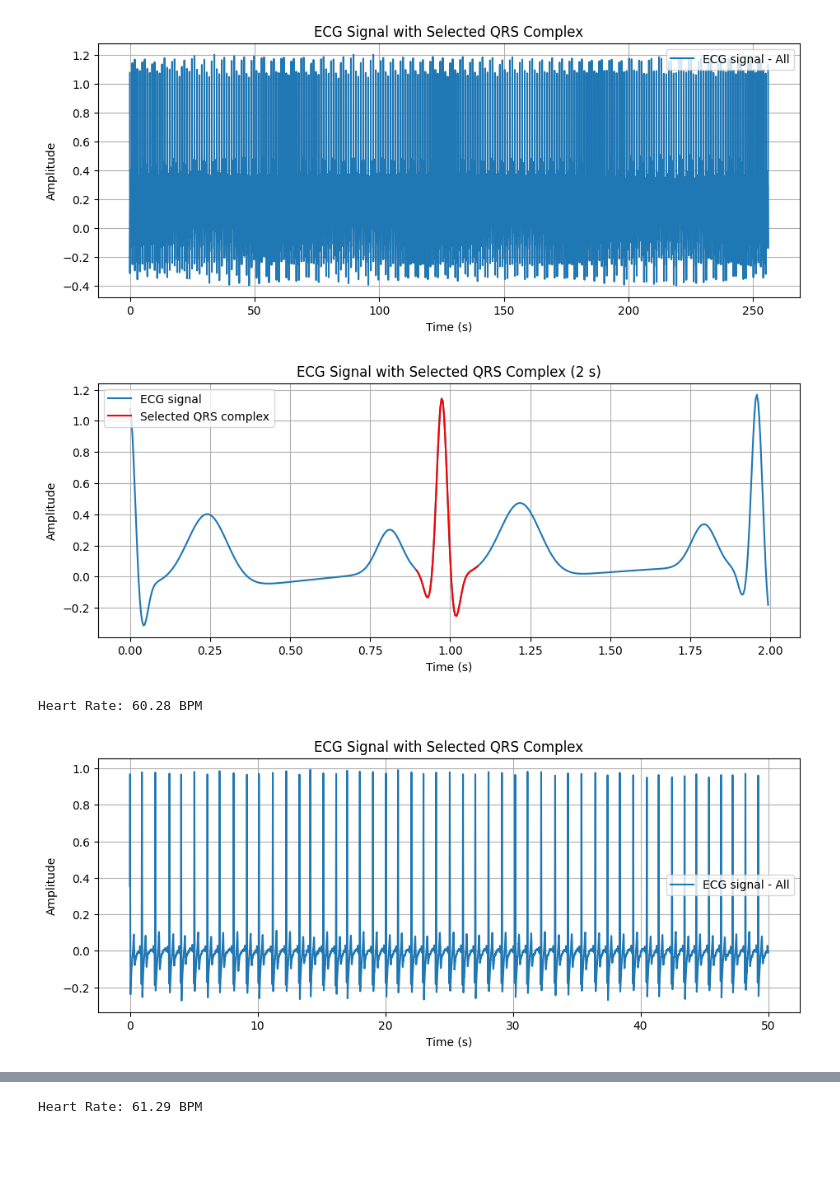
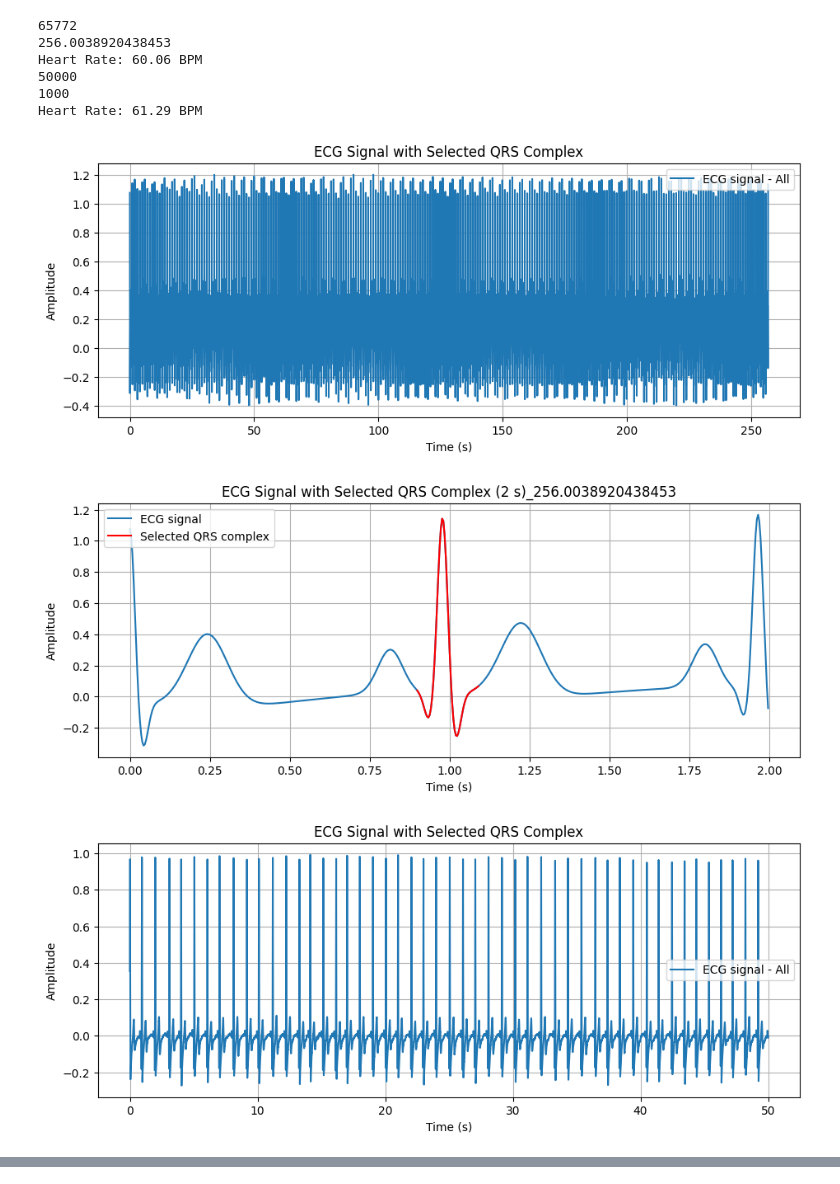
Before and after one commit to rustamPy/notes, a Jupyter notebook: ECG signals - solution.ipynb, the cells around one changed output, grey strips where cells are left out. Cells and saved outputs as stored; diff of their text form; code cells hidden in the pictures; blank space fills up the shorter version.

```diff
--- a/ECG signals - solution.ipynb
+++ b/ECG signals - solution.ipynb
@@ -10,11 +10,12 @@ class Solution:
 
     def __init__(self, ecg_array: np.array, location: Path, custom_frequency=None):
         self.ecg_values = ecg_array[:, 1]
-        self.fs = ecg_array[-1][0] if custom_frequency is None else custom_frequency
+
+        self.fs = len(self.ecg_values) / ecg_array[-1][0] if custom_frequency is None else custom_frequency
         self.location = location
 
     # task 1 - detect QRS Complexes
-    def build_graph_all_time(self, to_image=False):
+    def build_graph_all_time(self, custom_name: str, to_image=False):
         """
 
         """
@@ -27,11 +28,10 @@ class Solution:
         plt.title('ECG Signal with Selected QRS Complex')
         plt.legend()
         plt.grid(True)
-        plt.savefig(self.location / 'graph_all.png') if to_image else plt.show()
+        plt.savefig(self.location / f'graph_all_{custom_name}.png') if to_image else plt.show()
 
     # task 1 - detect QRS Complexes
-    def build_graph_in_specific_time_range(self, plot_duration: int, q_location: int, s_location: int,
-                                           to_image=False) -> Any:
+    def build_graph_in_specific_time_range(self, plot_duration: int, q_location: int, s_location: int, custom_name: str, to_image=False) -> Any:
         """
         Building a plot with time (x) and amplitude (y) in the specific time range.
         Explanations are commented.
@@ -40,6 +40,7 @@ class Solution:
         :param q_location: the index of Q wave in np.array()
         :param s_location: the index of S wave in np.array()
         """
+
         # Calculate the number of sample by multiplying seconds by frequency
         num_samples = int(plot_duration * self.fs)
 
@@ -71,10 +72,10 @@ class Solution:
 
         plt.xlabel('Time (s)')
         plt.ylabel('Amplitude')
-        plt.title(f'ECG Signal with Selected QRS Complex ({plot_duration} s)')
+        plt.title(f'ECG Signal with Selected QRS Complex ({plot_duration} s)_{self.fs}')
         plt.legend()
         plt.grid(True)
-        plt.savefig(self.location / f'graph_specific_time_{plot_duration}_s.png') if to_image else plt.show()
+        plt.savefig(self.location / f'graph_specific_time_{plot_duration}_s_{custom_name}.png') if to_image else plt.show()
 
     @staticmethod
     def detect_qrs_complex_using_pan_tompkins(ecg: np.array, fs_val: int) -> np.array:
@@ -93,37 +94,42 @@ class Solution:
 
         """
         # Finds the QRS peaks (literally R peaks detection)
         qrs_peaks = self.detect_qrs_complex_using_pan_tompkins(self.ecg_values, self.fs)
 
         # Calculate RR Intervals - distance between two adjacent peaks (np.diff) and divide by frequency
         rr_intervals = np.diff(qrs_peaks) / self.fs
         # Find the average of RR intervals (np.mean)
         average_rr_interval = np.mean(rr_intervals)
         # Divide by 60 (per minute convention)
         hr = 60 / average_rr_interval
 
         # Print Heart rate with 2 place decimal value in BPM
         print("Heart Rate: {:.2f} BPM".format(hr))
         return hr
 
 
 if __name__ == '__main__':
     location = Path(r'C:\Users\kerim\Desktop\DSP\ecg_data')
 
     raw_file_1 = np.loadtxt('https://raw.githubusercontent.com/rustamPy/notes/main/person_1.dat')
     raw_file_2 = np.loadtxt('https://raw.githubusercontent.com/rustamPy/notes/main/person_2.dat')
 
     person_1 = Solution(raw_file_1, location)
-    person_1 .build_graph_all_time()
-    person_1 .build_graph_in_specific_time_range(2, 230, 280)
+    person_1 .build_graph_all_time('person_1', True)
+    person_1 .build_graph_in_specific_time_range(2, 230, 280,'person_1', True)
     person_1 .calculate_heart_rate()
 
     person_2 = Solution(raw_file_2, location, custom_frequency=1000)
-    person_2 .build_graph_all_time()
-    person_2 .build_graph_in_specific_time_range(2, 850, 1100)
+    person_2 .build_graph_all_time('person_2', True)
+    person_2 .build_graph_in_specific_time_range(2, 850, 1100, 'person_2', True)
     person_2 .calculate_heart_rate()
 # %% [output]
+65772
+256.0038920438453
+Heart Rate: 60.06 BPM
+50000
+1000
+Heart Rate: 61.29 BPM
 [figure]
-[figure, old version]
+[figure, new version]
-Heart Rate: 60.28 BPM
 [figure]
@@ -131 +136,0 @@ Heart Rate: 60.28 BPM
-Heart Rate: 61.29 BPM
```
Also changed, not shown: parts of 1 cell of this notebook.
